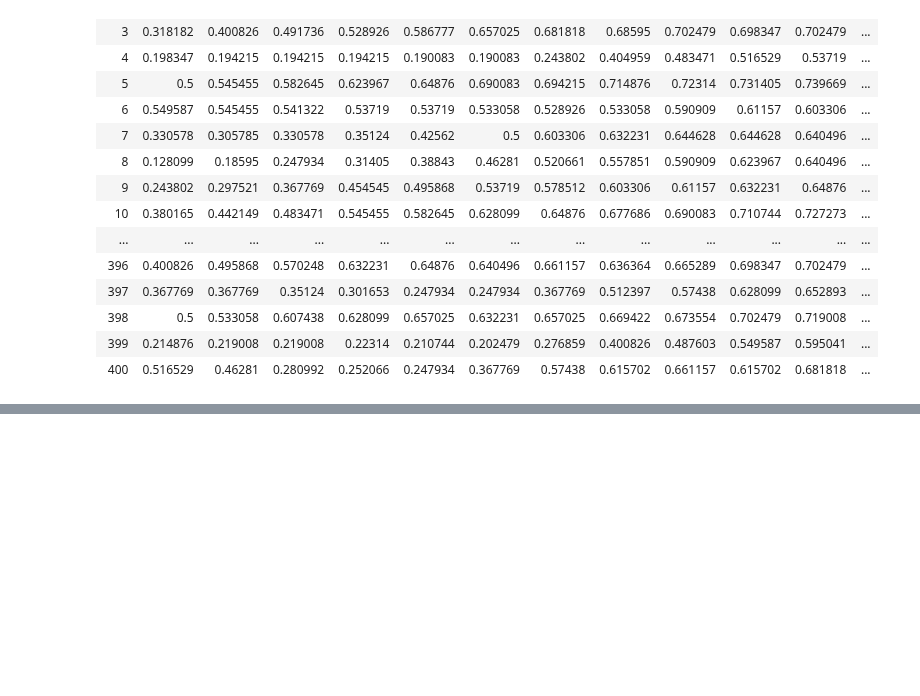
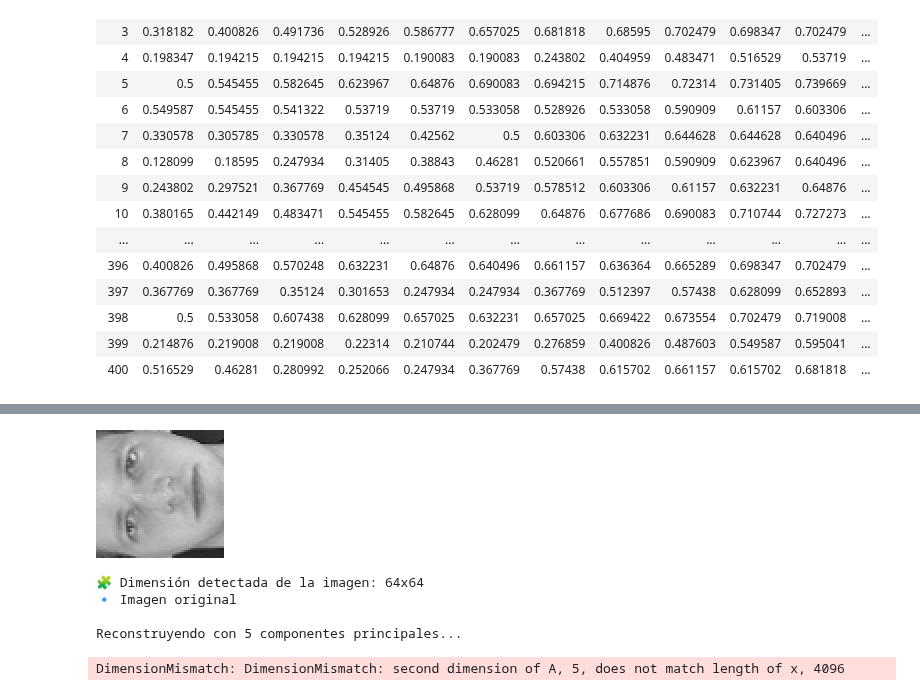
Before and after one commit to Ju4nox/UCM, a Jupyter notebook: Compu Numérica/3.-Eigenfaces.ipynb, the cells around one changed output, grey strips where cells are left out. Cells and saved outputs as stored; diff of their text form; code cells hidden in the pictures; blank space fills up the shorter version.

```diff
--- a/Compu Numérica/3.-Eigenfaces.ipynb
+++ b/Compu Numérica/3.-Eigenfaces.ipynb
@@ -426,0 +272,53 @@ faces = OpenML.load(41083) |> DataFrame
+# %%
+using OpenML, DataFrames, Statistics, MultivariateStats, LinearAlgebra
+using Images, ImageShow, Colors
+
+import MultivariateStats: transform, reconstruct, projection
+
+# -------------------------------------------------------
+# 1️⃣ Cargar y preparar datos
+# -------------------------------------------------------
+faces = OpenML.load(41083) |> DataFrame
+X = Float64.(Matrix(faces[:, 1:end-1]))
+y = faces[:, end]
+
+# Detectar tamaño de imagen automáticamente
+dim = Int(sqrt(size(X, 2)))
+println("🧩 Dimensión detectada de la imagen: $(dim)x$(dim)")
+
+# Centrar los datos
+X_centered = X .- mean(X, dims=1)
+
+# -------------------------------------------------------
+# 2️⃣ Elegir una imagen ejemplo
+# -------------------------------------------------------
+sample_index = 1
+original = reshape(X[sample_index, :], dim, dim)
+display(Gray.(original))
+println("🔹 Imagen original")
+
+# -------------------------------------------------------
+# 3️⃣ Reconstruir con distintos números de componentes
+# -------------------------------------------------------
+for ncomp in [5, 10, 20, 50]
+    println("\nReconstruyendo con $ncomp componentes principales...")
+
+    # Entrenar PCA con ncomp componentes
+    pca_model = fit(PCA, X_centered; maxoutdim=ncomp)
+
+    # Proyectar los datos y reconstruir solo el rostro elegido
+    X_reduced = transform(pca_model, X_centered)
+    coeffs = X_reduced[sample_index, :]
+    reconstructed = reconstruct(pca_model, coeffs)
+
+    reconstructed_img = reshape(reconstructed, dim, dim)
+    display(Gray.(reconstructed_img))
+    println("✅ Imagen reconstruida con $ncomp componentes")
+end
+# %% [output]
+[figure, added]
+🧩 Dimensión detectada de la imagen: 64x64
+🔹 Imagen original
+
+Reconstruyendo con 5 componentes principales...
+DimensionMismatch: DimensionMismatch: second dimension of A, 5, does not match length of x, 4096
```
Also changed, not shown: parts of 51 cells of this notebook.
